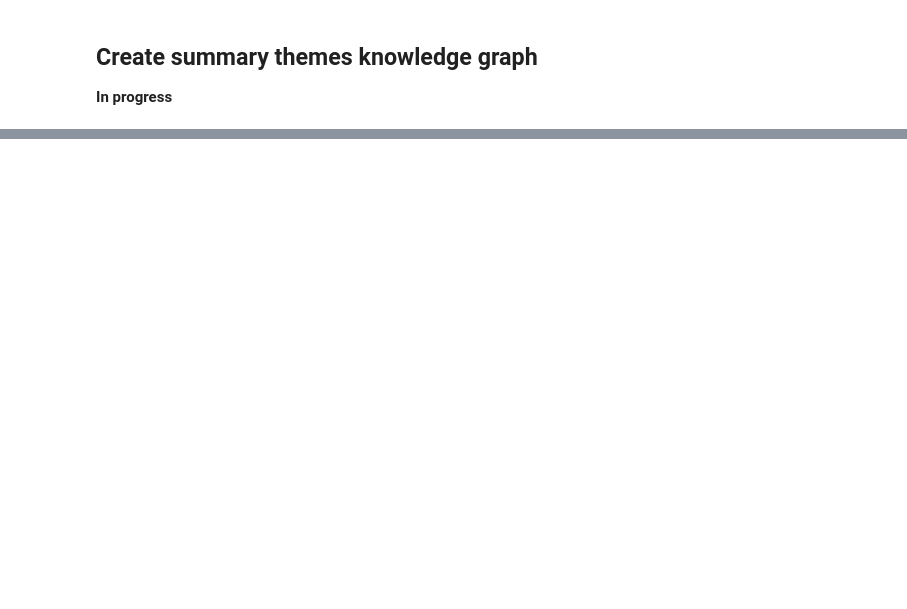
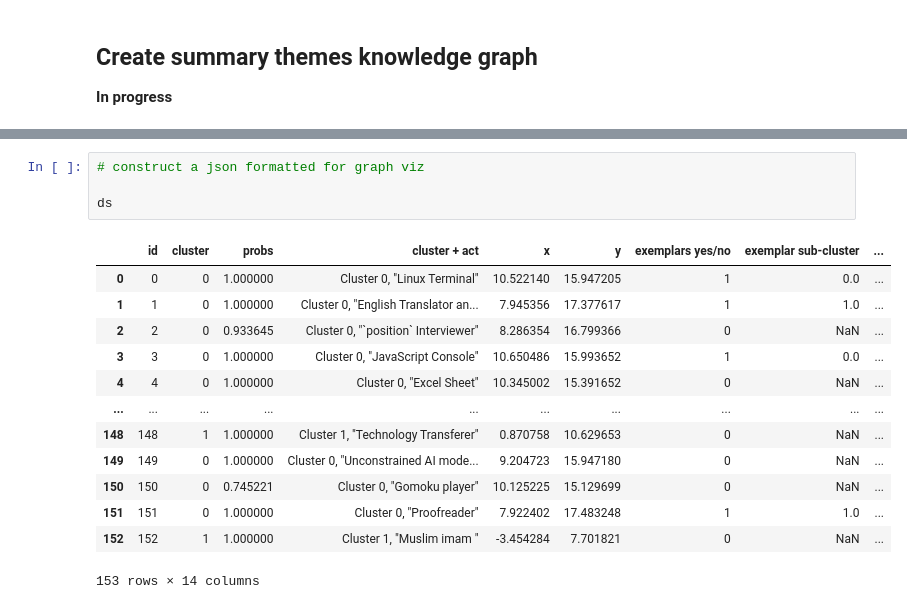
Before and after one commit to daniel-furman/awesome-chatgpt-prompts-clustering, a Jupyter notebook: awesome-chatgpt-prompts-clustering.ipynb, the cells around one changed output, grey strips where cells are left out. Cells and saved outputs as stored; diff of their text form; blank space fills up the shorter version.

```diff
--- a/awesome-chatgpt-prompts-clustering.ipynb
+++ b/awesome-chatgpt-prompts-clustering.ipynb
@@ -766,0 +780,18 @@ The core theme among the prompts is "Acting as a specific role or function."
+# %%
+# construct a json formatted for graph viz
+
+ds
+# %% [output]
+|  | id | cluster | probs | cluster + act | x | y | exemplars yes/no | exemplar sub-cluster | ... |
+| 0 | 0 | 0 | 1.000000 | Cluster 0, "Linux Terminal" | 10.522140 | 15.947205 | 1 | 0.0 | ... |
+| 1 | 1 | 0 | 1.000000 | Cluster 0, "English Translator an... | 7.945356 | 17.377617 | 1 | 1.0 | ... |
+| 2 | 2 | 0 | 0.933645 | Cluster 0, "`position` Interviewer" | 8.286354 | 16.799366 | 0 | NaN | ... |
+| 3 | 3 | 0 | 1.000000 | Cluster 0, "JavaScript Console" | 10.650486 | 15.993652 | 1 | 0.0 | ... |
+| 4 | 4 | 0 | 1.000000 | Cluster 0, "Excel Sheet" | 10.345002 | 15.391652 | 0 | NaN | ... |
+| ... | ... | ... | ... | ... | ... | ... | ... | ... | ... |
+| 148 | 148 | 1 | 1.000000 | Cluster 1, "Technology Transferer" | 0.870758 | 10.629653 | 0 | NaN | ... |
+| 149 | 149 | 0 | 1.000000 | Cluster 0, "Unconstrained AI mode... | 9.204723 | 15.947180 | 0 | NaN | ... |
+| 150 | 150 | 0 | 0.745221 | Cluster 0, "Gomoku player" | 10.125225 | 15.129699 | 0 | NaN | ... |
+| 151 | 151 | 0 | 1.000000 | Cluster 0, "Proofreader" | 7.922402 | 17.483248 | 1 | 1.0 | ... |
+| 152 | 152 | 1 | 1.000000 | Cluster 1, "Muslim imam " | -3.454284 | 7.701821 | 0 | NaN | ... |
+153 rows × 14 columns
```
Also changed, not shown: parts of 20 cells of this notebook, 1 other file.
